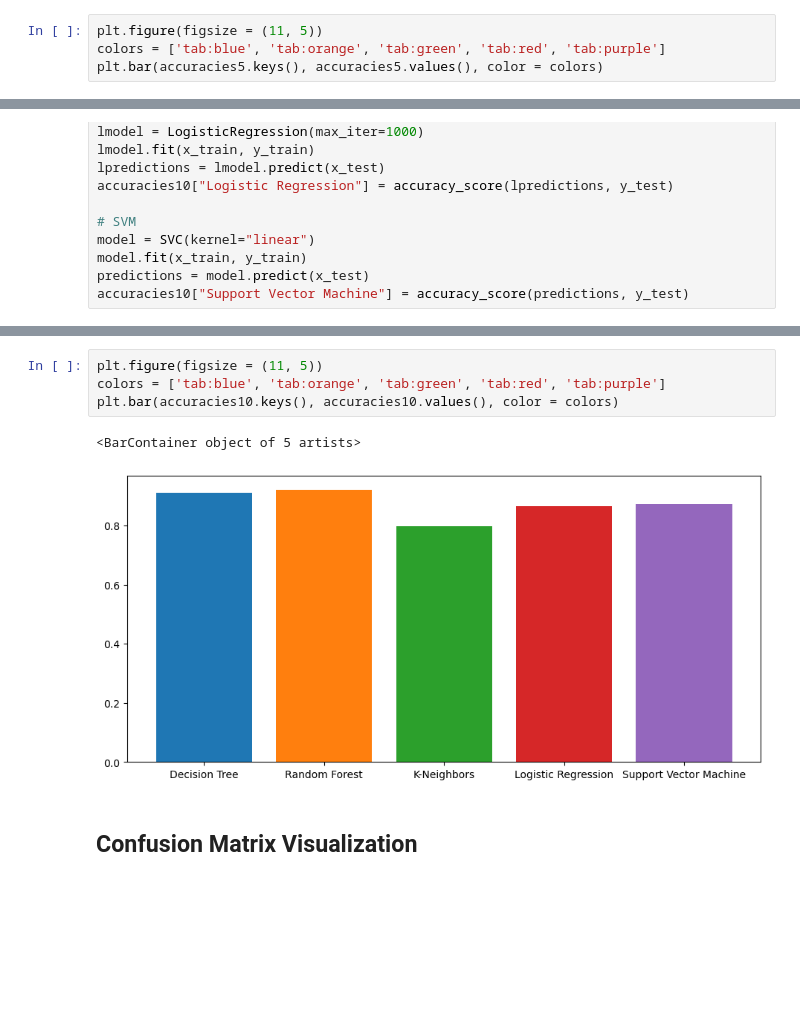
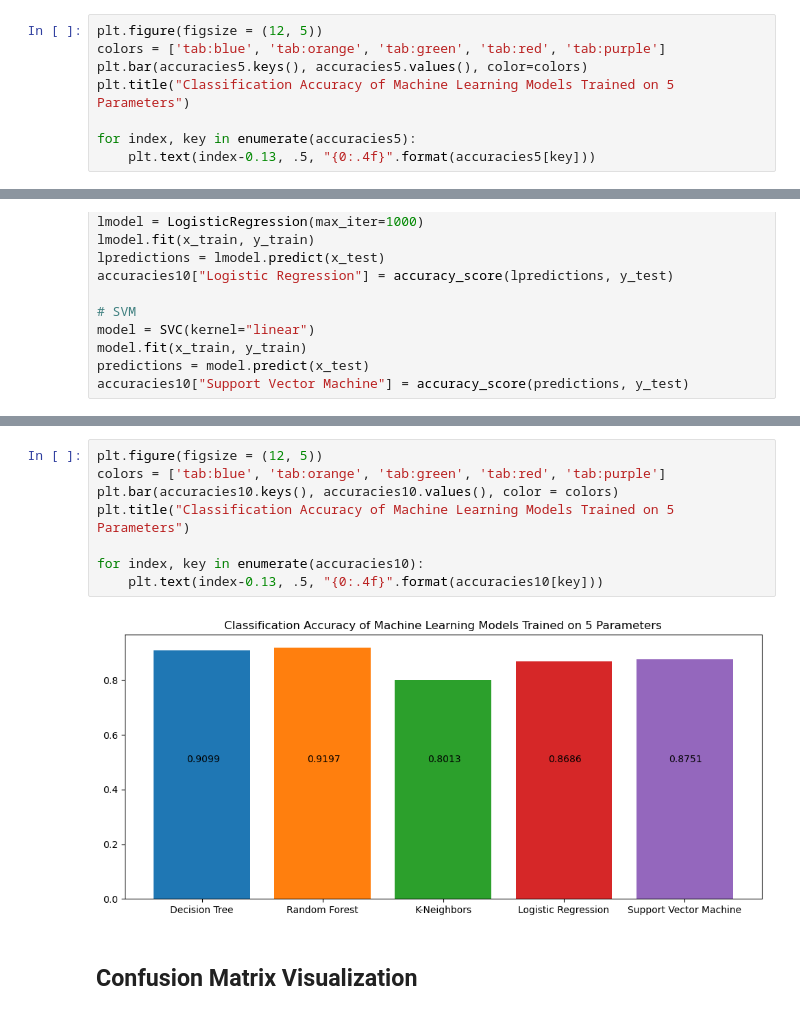
Before and after one commit to leonjiao5/SpambaseML, a Jupyter notebook: projectCode.ipynb, the cells around one changed output, grey strips where cells are left out. Saved outputs shown, nothing was run; the diff lists cells and outputs as text; blank space fills up the shorter version.

```diff
--- a/projectCode.ipynb
+++ b/projectCode.ipynb
@@ -195,7 +289,11 @@ accuracies5
 # %% [markdown]
 Create a bar plot of the accuracies for 5 features.
 # %%
-plt.figure(figsize = (11, 5))
+plt.figure(figsize = (12, 5))
 colors = ['tab:blue', 'tab:orange', 'tab:green', 'tab:red', 'tab:purple']
-plt.bar(accuracies5.keys(), accuracies5.values(), color = colors)
+plt.bar(accuracies5.keys(), accuracies5.values(), color=colors)
+plt.title("Classification Accuracy of Machine Learning Models Trained on 5 Parameters")
+
+for index, key in enumerate(accuracies5):
+    plt.text(index-0.13, .5, "{0:.4f}".format(accuracies5[key]))
 # %% [output]
@@ -267,10 +364,13 @@ accuracies10
 # %%
-plt.figure(figsize = (11, 5))
+plt.figure(figsize = (12, 5))
 colors = ['tab:blue', 'tab:orange', 'tab:green', 'tab:red', 'tab:purple']
 plt.bar(accuracies10.keys(), accuracies10.values(), color = colors)
+plt.title("Classification Accuracy of Machine Learning Models Trained on 5 Parameters")
+
+for index, key in enumerate(accuracies10):
+    plt.text(index-0.13, .5, "{0:.4f}".format(accuracies10[key]))
 # %% [output]
-<BarContainer object of 5 artists>
-[figure, old version]
+[figure, new version]
 # %% [markdown]
 ## Confusion Matrix Visualization
 # %%
```
Also changed, not shown: parts of 17 cells of this notebook.
